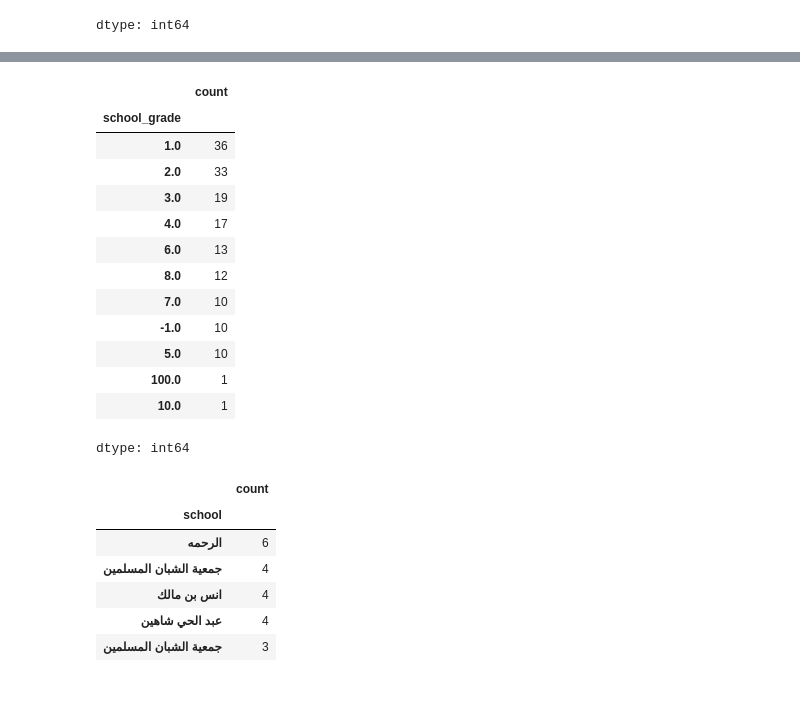
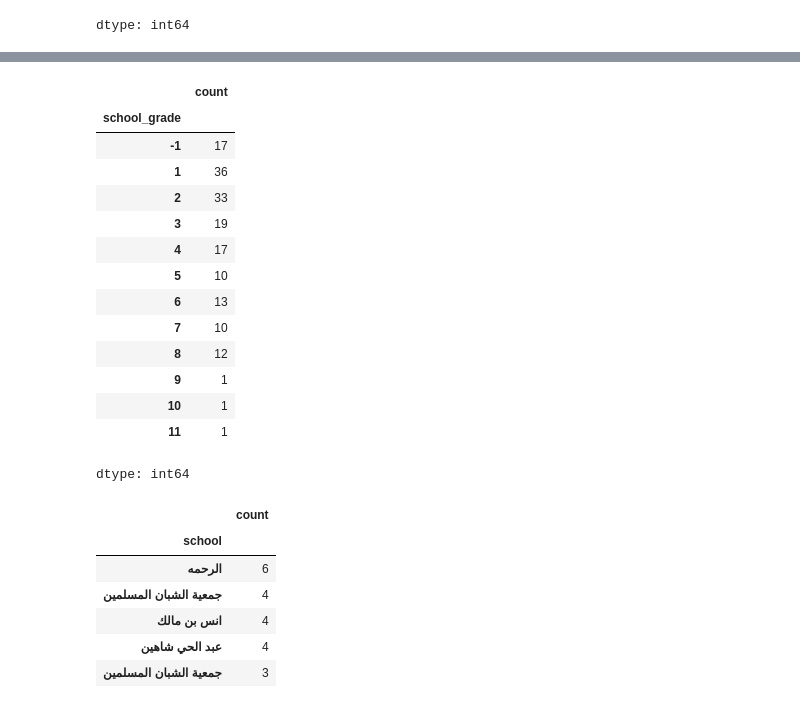
Before and after one commit to EssaAlsharif/Data-Driven-Insights-into-Taekwondo-Player-Behavior, a Jupyter notebook: Data_Driven_Insights_into_Taekwondo_Player_Behavior.ipynb, the cells around one changed output, grey strips where cells are left out. Cells and saved outputs as stored; diff of their text form; code cells hidden in the pictures.

```diff
--- a/Data_Driven_Insights_into_Taekwondo_Player_Behavior.ipynb
+++ b/Data_Driven_Insights_into_Taekwondo_Player_Behavior.ipynb
@@ -232,7 +245,7 @@ data['player_status'].value_counts()
 dtype: int64
 # %%
 # player_status: may be  stopped or windler: 0, continuous: 1.
-data['churn'] = data['player_status'].map({
+data['player_status'] = data['player_status'].map({
     'stopped': 0,
     'swindler': 0,
     'continuous': 1
@@ -267,7 +280,6 @@ data['family_order'] = (
     data['family_order']
     .astype(str)
     .str.strip()
-    .str.lower()
 )
 # %%
 data['family_order'] = data['family_order'].str.lower().map({
@@ -322,8 +334,14 @@ data['school_grade'].value_counts()
 | التاسع | 1 |
 | تمهيدي روضة | 1 |
 dtype: int64
+# %%
+data['school_grade'] = (
+    data['school_grade']
+    .astype(str)
+    .str.strip()
+)
 # %%
-# school_grade: from 1-10 are school grades, 100 is high education, and -1 is kindergaten
+# school_grade: from 1-10 are school grades, 11 is high education, and -1 is kindergaten
 data['school_grade'] = data['school_grade'].str.lower().map({
     'الأول': 1,
     'الثاني': 2,
@@ -335,11 +353,12 @@ data['school_grade'] = data['school_grade'].str.lower().map({
     'الثامن': 8,
     'التاسع': 9,
     'عاشر': 10,
-    'جامعة': 100,
+    'جامعة': 11,
     'تمهيدي': -1,
     'روضة': -1,
     'روضه': -1,
     'مدخلش اشي اسعان': -1,
-    'تمهيدي روضة': -1
+    'تمهيدي روضة': -1,
+    '.': -1
 })
 # %%
@@ -357,17 +368,18 @@ data[data['school_grade'].isna()]
 # %%
-data['school_grade'].value_counts()
+data['school_grade'].value_counts().sort_index()
 # %% [output]
 |  | count |
 | school_grade |  |
-| 1.0 | 36 |
-| 2.0 | 33 |
-| 3.0 | 19 |
-| 4.0 | 17 |
-| 6.0 | 13 |
-| 8.0 | 12 |
-| 7.0 | 10 |
-| -1.0 | 10 |
-| 5.0 | 10 |
-| 100.0 | 1 |
-| 10.0 | 1 |
+| -1 | 17 |
+| 1 | 36 |
+| 2 | 33 |
+| 3 | 19 |
+| 4 | 17 |
+| 5 | 10 |
+| 6 | 13 |
+| 7 | 10 |
+| 8 | 12 |
+| 9 | 1 |
+| 10 | 1 |
+| 11 | 1 |
 dtype: int64
```
Also changed, not shown: parts of 24 cells of this notebook.
